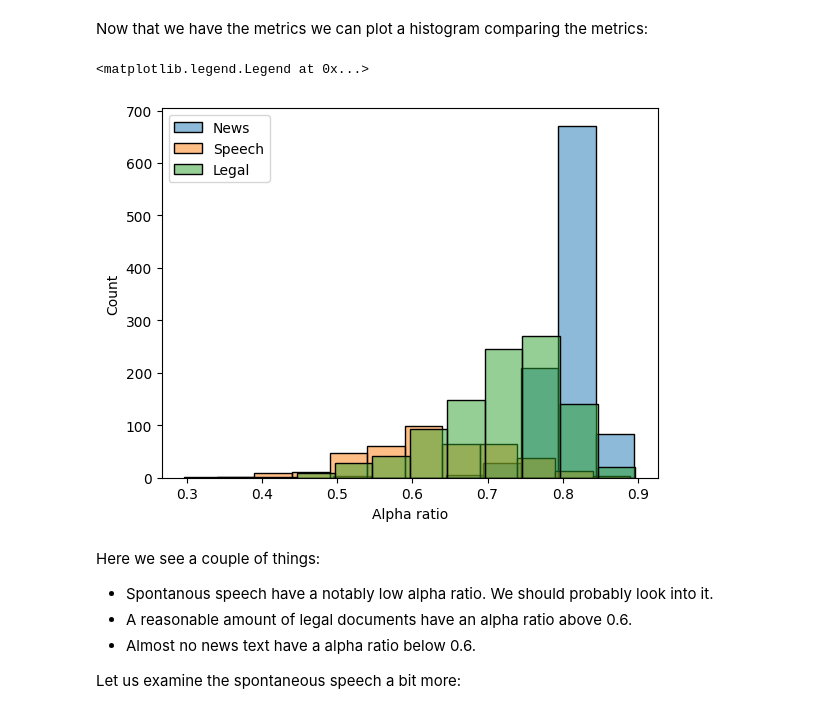
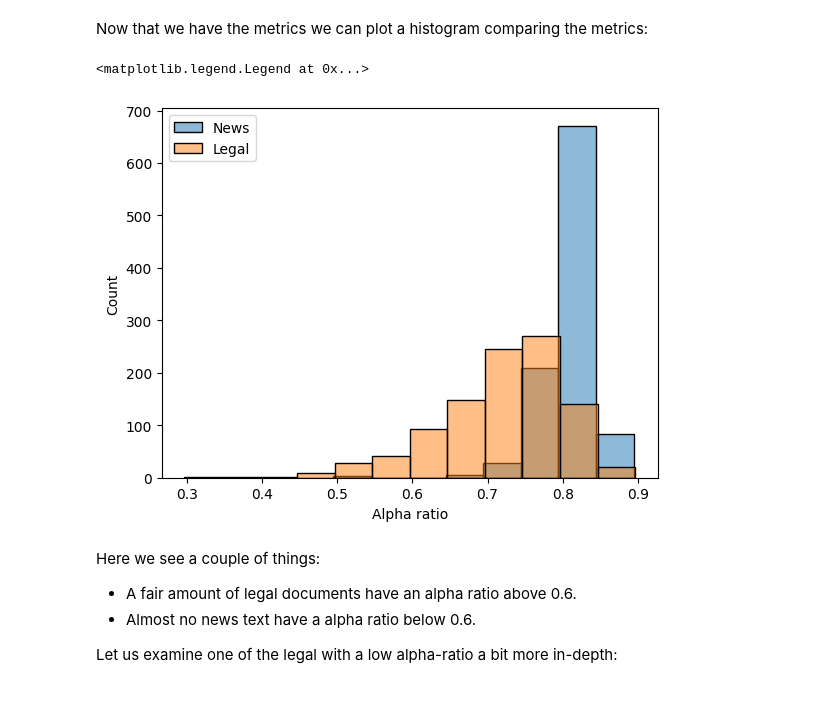
Before and after one commit to HLasse/TextDescriptives, a Jupyter notebook: docs/tutorials/filter_corpus_using_quality.ipynb, the cells around one changed output. Cells and saved outputs as stored; diff of their text form; code cells hidden in the pictures.

```diff
--- a/docs/tutorials/filter_corpus_using_quality.ipynb
+++ b/docs/tutorials/filter_corpus_using_quality.ipynb
@@ -201,21 +201,19 @@ Now that we have the metrics we can plot a histogram comparing the metrics:
 # %%
 import matplotlib.pyplot as plt
 # histogram
 sns.histplot(news_alpha_ratio, label="News", alpha=0.5, binwidth=0.05)
-sns.histplot(speech_alpha_ratio, label="Speech", alpha=0.5, binwidth=0.05)
 sns.histplot(alpha_ratio, label="Legal", alpha=0.5, binwidth=0.05)
 
 # add labels
 plt.xlabel("Alpha ratio")
 plt.ylabel("Count")
 plt.legend()
 # %% [output]
 <matplotlib.legend.Legend at 0x...>
-[figure, old version]
+[figure, new version]
 # %% [markdown]
 Here we see a couple of things:
-- Spontanous speech have a notably low alpha ratio. We should probably look into it.
-- A reasonable amount of legal documents have an alpha ratio above 0.6.
+- A fair amount of legal documents have an alpha ratio above 0.6.
 - Almost no news text have a alpha ratio below 0.6.
 
-Let us examine the spontaneous speech a bit more:
+Let us examine one of the legal with a low alpha-ratio a bit more in-depth:
```
Also changed, not shown: parts of 17 cells of this notebook.
